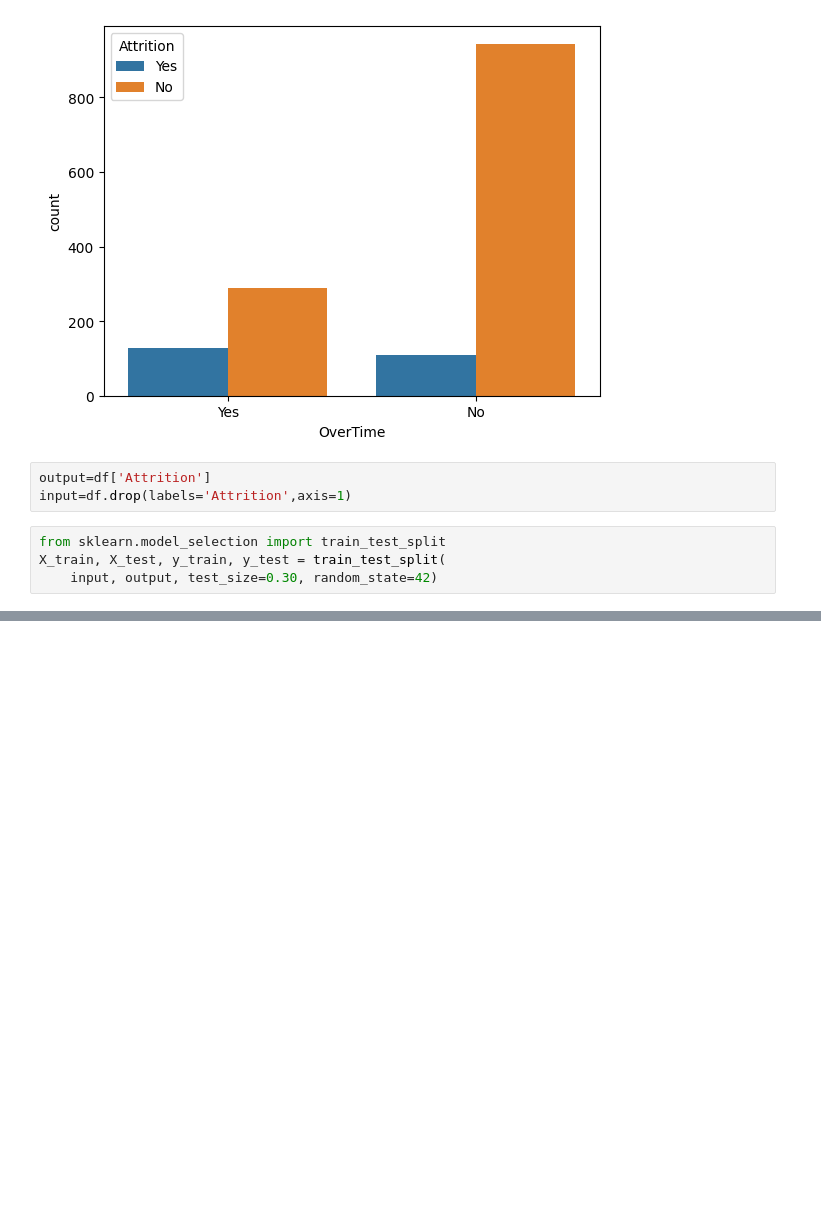
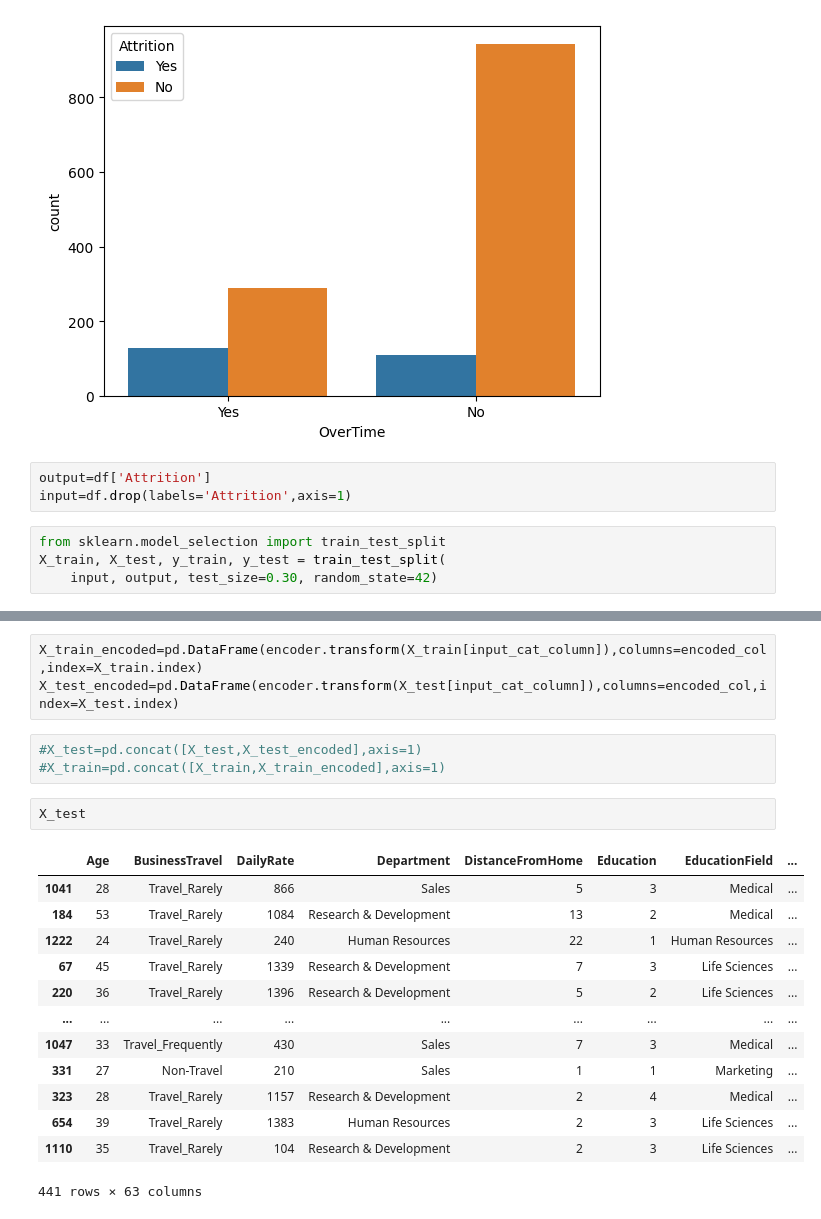
Before and after one commit to Nikesh5005/ML_PROJ, a Jupyter notebook: decision_tree.ipynb, the cells around one changed output, grey strips where cells are left out. Cells and saved outputs as stored; diff of their text form; blank space fills up the shorter version.

```diff
--- a/decision_tree.ipynb
+++ b/decision_tree.ipynb
@@ -154,0 +188,22 @@ dtype: object
+# %%
+X_train_encoded=pd.DataFrame(encoder.transform(X_train[input_cat_column]),columns=encoded_col,index=X_train.index)
+X_test_encoded=pd.DataFrame(encoder.transform(X_test[input_cat_column]),columns=encoded_col,index=X_test.index)
+# %%
+#X_test=pd.concat([X_test,X_test_encoded],axis=1)
+#X_train=pd.concat([X_train,X_train_encoded],axis=1)
+# %%
+X_test
+# %% [output]
+|  | Age | BusinessTravel | DailyRate | Department | DistanceFromHome | Education | EducationField | ... |
+| 1041 | 28 | Travel_Rarely | 866 | Sales | 5 | 3 | Medical | ... |
+| 184 | 53 | Travel_Rarely | 1084 | Research & Development | 13 | 2 | Medical | ... |
+| 1222 | 24 | Travel_Rarely | 240 | Human Resources | 22 | 1 | Human Resources | ... |
+| 67 | 45 | Travel_Rarely | 1339 | Research & Development | 7 | 3 | Life Sciences | ... |
+| 220 | 36 | Travel_Rarely | 1396 | Research & Development | 5 | 2 | Life Sciences | ... |
+| ... | ... | ... | ... | ... | ... | ... | ... | ... |
+| 1047 | 33 | Travel_Frequently | 430 | Sales | 7 | 3 | Medical | ... |
+| 331 | 27 | Non-Travel | 210 | Sales | 1 | 1 | Marketing | ... |
+| 323 | 28 | Travel_Rarely | 1157 | Research & Development | 2 | 4 | Medical | ... |
+| 654 | 39 | Travel_Rarely | 1383 | Human Resources | 2 | 3 | Life Sciences | ... |
+| 1110 | 35 | Travel_Rarely | 104 | Research & Development | 2 | 3 | Life Sciences | ... |
+441 rows × 63 columns
```
Also changed, not shown: parts of 8 cells of this notebook.
